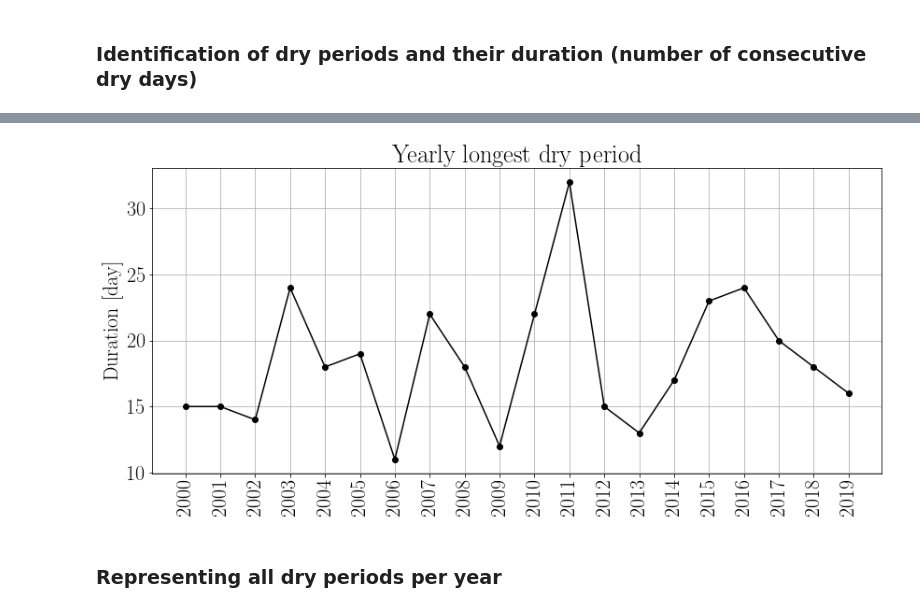
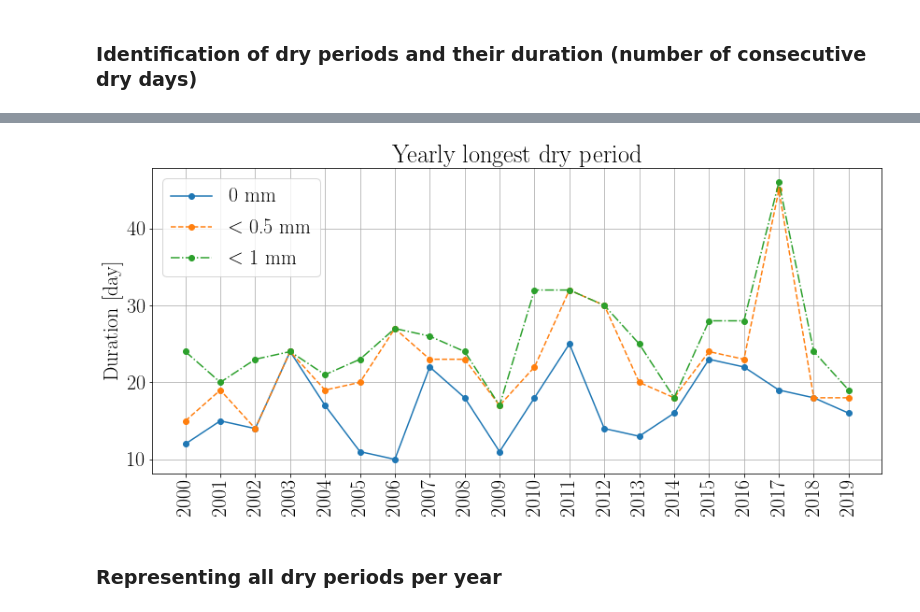
Before and after one commit to e-guenat/GVArainfall, a Jupyter notebook: DailyData_analysis.ipynb, the cells around one changed output, grey strips where cells are left out. Saved outputs shown, nothing was run; the diff lists cells and outputs as text; code cells hidden in the pictures.

Commit message:
Development of data analysis

```diff
--- a/DailyData_analysis.ipynb
+++ b/DailyData_analysis.ipynb
@@ -105,19 +105,3 @@ plt.show()
 [figure]
 # %% [markdown]
 ### Identification of dry periods and their duration (number of consecutive dry days)
-# %%
-dryPeriod = np.array([])
-cnt = 0
-dfDry = pd.DataFrame()
-for yr in df['Year'].unique():
-    a = df[df['Year']==yr]['Precipitation']
-    for d in np.arange(0,len(a)):
-        if a.iloc[d]<0.1001:
-            cnt += 1
-        if (a.iloc[d]>0.1001) & (cnt>0):
-            dryPeriod = np.append(dryPeriod,cnt)
-            dfDry = dfDry.append(pd.DataFrame([{'Year' : yr,'Dry Days' : cnt,
-                                               }],index=[1]))
-            cnt = 0
-dfDry = dfDry.reset_index().drop(columns='index')
-dfDry
@@ -138,14 +160,17 @@ dfDry
 # %%
 #Yearly longest dry period
 plt.figure(figsize=(14,6))
-plt.plot(dfDry.groupby('Year').max(),'ko-')
+line1, = plt.plot(dfDry0.groupby('Year').max(),'o-',label='0 mm')
+line2, = plt.plot(dfDry05.groupby('Year').max(),'o--',label='$<$ 0.5 mm')
+line4, = plt.plot(dfDry1.groupby('Year').max(),'o-.',label='$<$ 1 mm')
 plt.grid('True')
 plt.xticks(np.arange(2000,2020,1),rotation='vertical')
 plt.ylabel('Duration [day]')
 plt.title('Yearly longest dry period')
+plt.legend()
 plt.show()
 # %% [output]
-[figure, old version]
+[figure, new version]
 # %% [markdown]
 ### Representing all dry periods per year
 # %%
```
Also changed, not shown: parts of 2 cells of this notebook.
